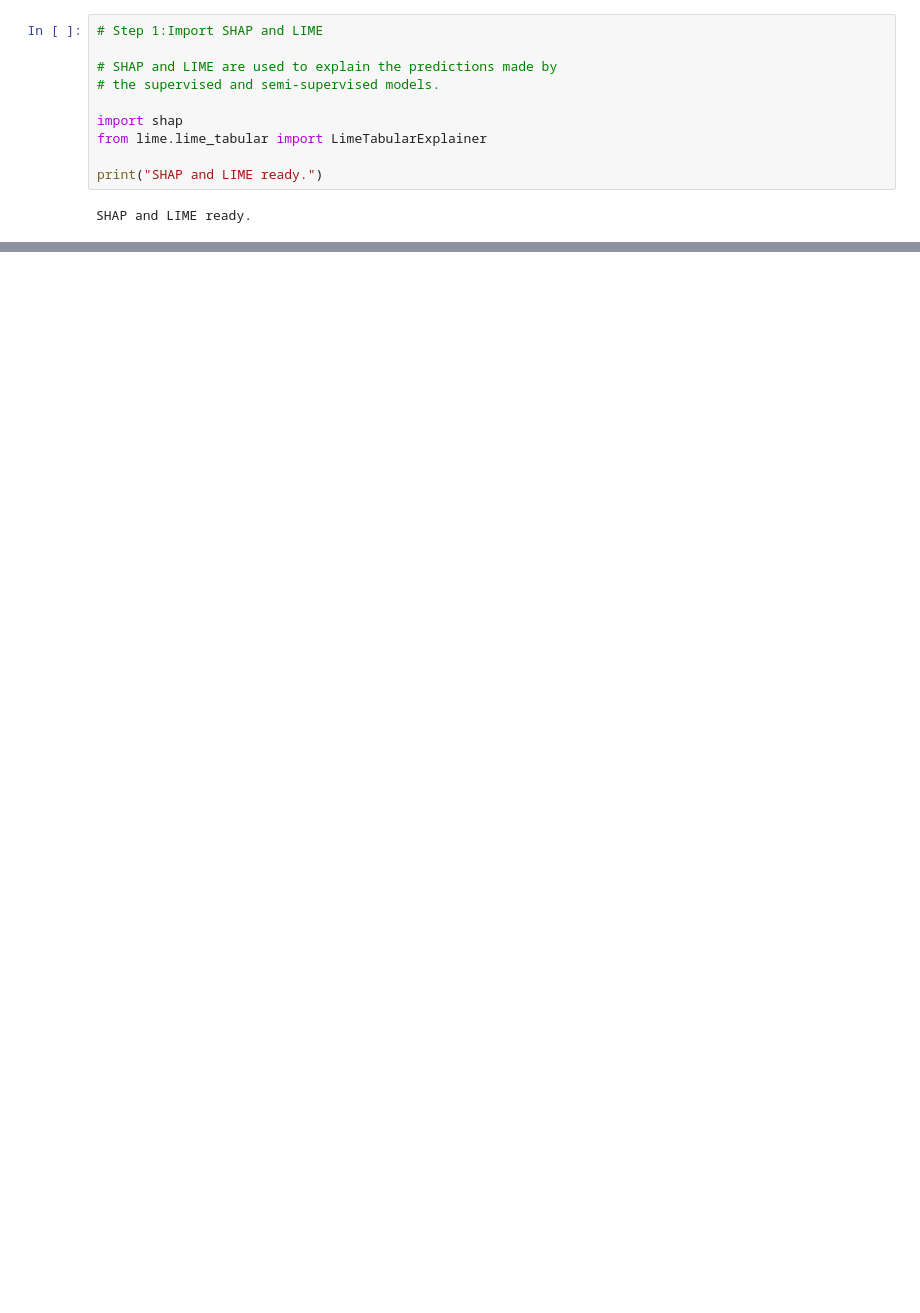
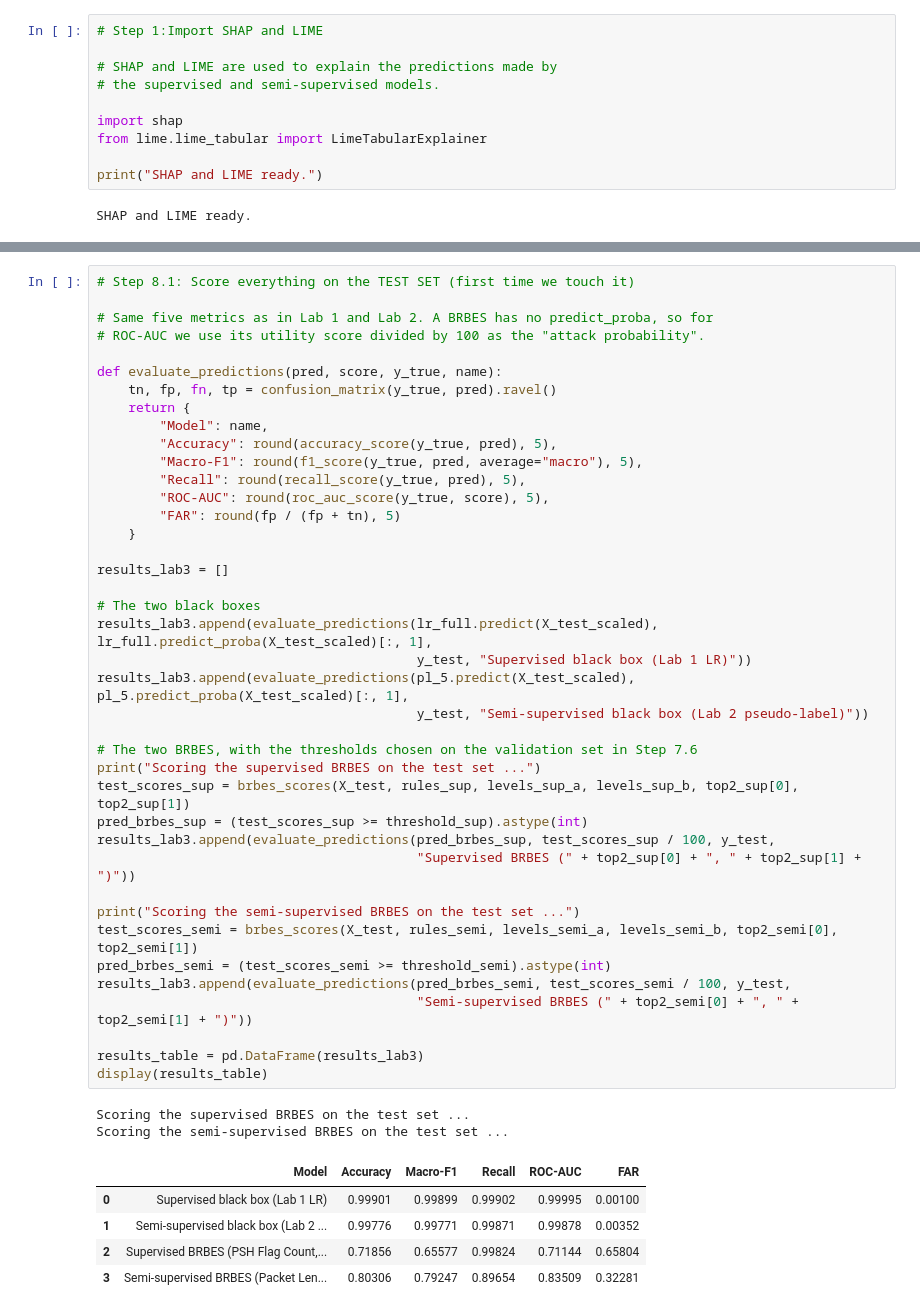
Before and after one commit to AlexandraSammueang/D7084_Lab3, a Jupyter notebook: notebook.ipynb, the cells around one changed output, grey strips where cells are left out. Saved outputs shown, nothing was run; the diff lists cells and outputs as text; blank space fills up the shorter version.

```diff
--- a/notebook.ipynb
+++ b/notebook.ipynb
@@ -261,0 +685,48 @@ Top-2 features (semi-supervised): ['Packet Length Variance', 'Average Packet Siz
+# %%
+# Step 8.1: Score everything on the TEST SET (first time we touch it)
+
+# Same five metrics as in Lab 1 and Lab 2. A BRBES has no predict_proba, so for
+# ROC-AUC we use its utility score divided by 100 as the "attack probability".
+
+def evaluate_predictions(pred, score, y_true, name):
+    tn, fp, fn, tp = confusion_matrix(y_true, pred).ravel()
+    return {
+        "Model": name,
+        "Accuracy": round(accuracy_score(y_true, pred), 5),
+        "Macro-F1": round(f1_score(y_true, pred, average="macro"), 5),
+        "Recall": round(recall_score(y_true, pred), 5),
+        "ROC-AUC": round(roc_auc_score(y_true, score), 5),
+        "FAR": round(fp / (fp + tn), 5)
+    }
+
+results_lab3 = []
+
+# The two black boxes
+results_lab3.append(evaluate_predictions(lr_full.predict(X_test_scaled), lr_full.predict_proba(X_test_scaled)[:, 1],
+                                         y_test, "Supervised black box (Lab 1 LR)"))
+results_lab3.append(evaluate_predictions(pl_5.predict(X_test_scaled), pl_5.predict_proba(X_test_scaled)[:, 1],
+                                         y_test, "Semi-supervised black box (Lab 2 pseudo-label)"))
+
+# The two BRBES, with the thresholds chosen on the validation set in Step 7.6
+print("Scoring the supervised BRBES on the test set ...")
+test_scores_sup = brbes_scores(X_test, rules_sup, levels_sup_a, levels_sup_b, top2_sup[0], top2_sup[1])
+pred_brbes_sup = (test_scores_sup >= threshold_sup).astype(int)
+results_lab3.append(evaluate_predictions(pred_brbes_sup, test_scores_sup / 100, y_test,
+                                         "Supervised BRBES (" + top2_sup[0] + ", " + top2_sup[1] + ")"))
+
+print("Scoring the semi-supervised BRBES on the test set ...")
+test_scores_semi = brbes_scores(X_test, rules_semi, levels_semi_a, levels_semi_b, top2_semi[0], top2_semi[1])
+pred_brbes_semi = (test_scores_semi >= threshold_semi).astype(int)
+results_lab3.append(evaluate_predictions(pred_brbes_semi, test_scores_semi / 100, y_test,
+                                         "Semi-supervised BRBES (" + top2_semi[0] + ", " + top2_semi[1] + ")"))
+
+results_table = pd.DataFrame(results_lab3)
+display(results_table)
+# %% [output]
+Scoring the supervised BRBES on the test set ...
+Scoring the semi-supervised BRBES on the test set ...
+|  | Model | Accuracy | Macro-F1 | Recall | ROC-AUC | FAR |
+| 0 | Supervised black box (Lab 1 LR) | 0.99901 | 0.99899 | 0.99902 | 0.99995 | 0.00100 |
+| 1 | Semi-supervised black box (Lab 2 ... | 0.99776 | 0.99771 | 0.99871 | 0.99878 | 0.00352 |
+| 2 | Supervised BRBES (PSH Flag Count,... | 0.71856 | 0.65577 | 0.99824 | 0.71144 | 0.65804 |
+| 3 | Semi-supervised BRBES (Packet Len... | 0.80306 | 0.79247 | 0.89654 | 0.83509 | 0.32281 |
```
Also changed, not shown: parts of 19 cells of this notebook, 6 other files.
